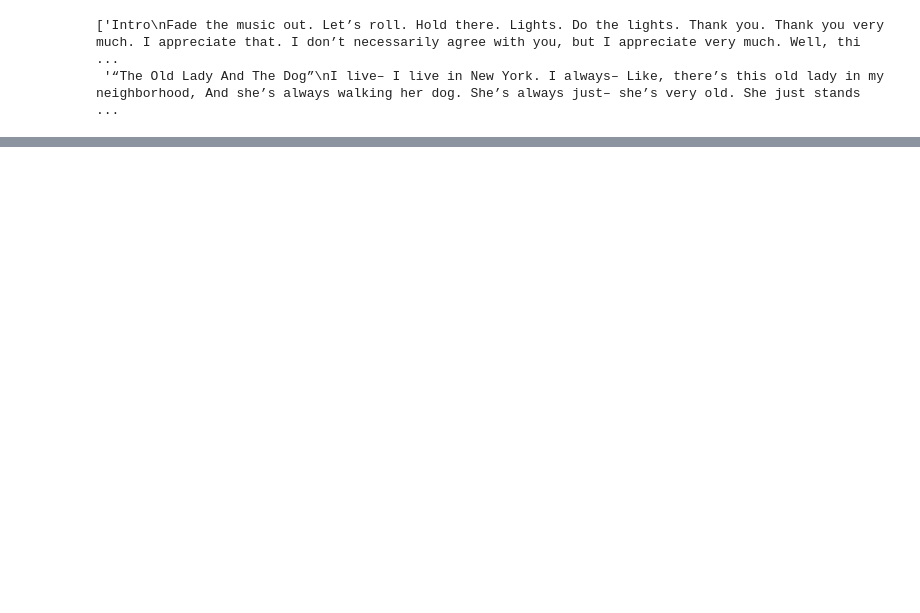
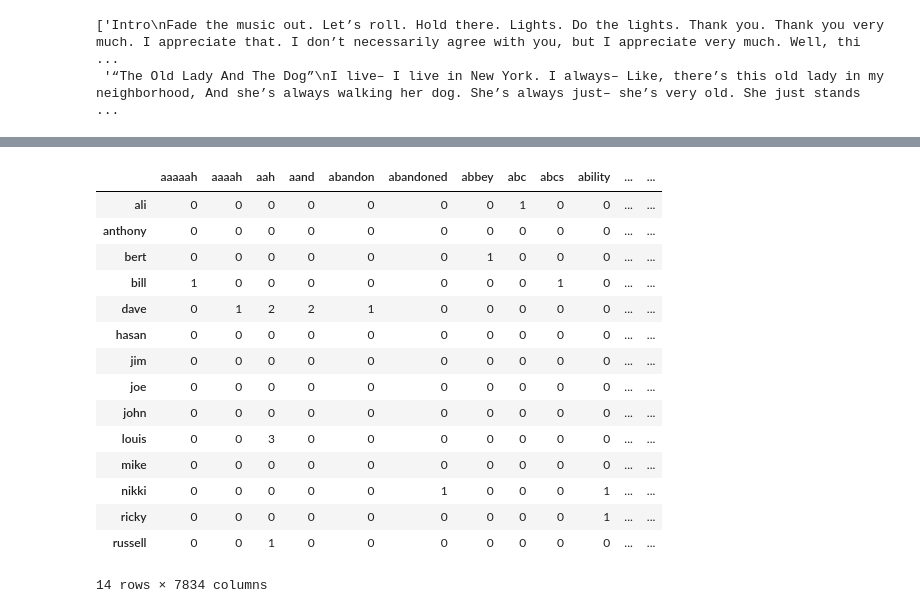
Before and after one commit to whatwillnjdo/Favorite-Comic-NLP, a Jupyter notebook: Data-Cleaning.ipynb, the cells around one changed output, grey strips where cells are left out. Drawn from its saved outputs; the diff is of its cells as text; code cells hidden in the pictures; blank space fills up the shorter version.

Commit message:
NJ - Worked on text generation and sentiment analysis

```diff
--- a/Data-Cleaning.ipynb
+++ b/Data-Cleaning.ipynb
@@ -70,0 +121,20 @@ data['louis'][:2]
+# %%
+import re
+import string
+
+#Regular expression data cleanup
+def clean_text_round1(text):
+    # Make text lowercase
+    text = text.lower()
+    # Remove everything in square braces
+    text = re.sub('\[.*?\]', '', text)
+    # Remove all the puncuation marks
+    text = re.sub('[%s]' % re.escape(string.punctuation), '', text)
+    # Remove words containing numbers
+    text = re.sub('\w*\d\w*', '', text)
+    return text
+
+round1_cleanup = lambda x: clean_text_round1(x)
+# %%
+data_clean = pd.DataFrame(data_df.transcript.apply(round1_cleanup))
+data_clean
@@ -70,0 +157,13 @@ data['louis'][:2]
+# %%
+#Second round of cleaning
+def clean_text_round2(text):
+    #get rid of the quotes
+    text = re.sub('[''""…]', '', text)
+    #get rid of the /n symbol
+    text = re.sub('/n', '', text)
+    return text
+
+round2_cleanup = lambda x: clean_text_round2(x)
+# %%
+data_clean = pd.DataFrame(data_clean.transcript.apply(round2_cleanup))
+data_clean
@@ -70,0 +230,28 @@ data['louis'][:2]
+# %%
+# Creating the document term matrix - which is the matrix of the word count
+from sklearn.feature_extraction.text import CountVectorizer
+
+# Using the count vectorizer sop word list to exclude the stop words from our dataset
+cv = CountVectorizer(stop_words='english')
+data_cv = cv.fit_transform(data_clean.transcript)
+
+data_dtm = pd.DataFrame(data_cv.toarray(), columns=cv.get_feature_names())
+data_dtm.index = data_clean.index
+data_dtm
+# %% [output]
+|  | aaaaah | aaaah | aah | aand | abandon | abandoned | abbey | abc | abcs | ability | ... | ... |
+| ali | 0 | 0 | 0 | 0 | 0 | 0 | 0 | 1 | 0 | 0 | ... | ... |
+| anthony | 0 | 0 | 0 | 0 | 0 | 0 | 0 | 0 | 0 | 0 | ... | ... |
+| bert | 0 | 0 | 0 | 0 | 0 | 0 | 1 | 0 | 0 | 0 | ... | ... |
+| bill | 1 | 0 | 0 | 0 | 0 | 0 | 0 | 0 | 1 | 0 | ... | ... |
+| dave | 0 | 1 | 2 | 2 | 1 | 0 | 0 | 0 | 0 | 0 | ... | ... |
+| hasan | 0 | 0 | 0 | 0 | 0 | 0 | 0 | 0 | 0 | 0 | ... | ... |
+| jim | 0 | 0 | 0 | 0 | 0 | 0 | 0 | 0 | 0 | 0 | ... | ... |
+| joe | 0 | 0 | 0 | 0 | 0 | 0 | 0 | 0 | 0 | 0 | ... | ... |
+| john | 0 | 0 | 0 | 0 | 0 | 0 | 0 | 0 | 0 | 0 | ... | ... |
+| louis | 0 | 0 | 3 | 0 | 0 | 0 | 0 | 0 | 0 | 0 | ... | ... |
+| mike | 0 | 0 | 0 | 0 | 0 | 0 | 0 | 0 | 0 | 0 | ... | ... |
+| nikki | 0 | 0 | 0 | 0 | 0 | 1 | 0 | 0 | 0 | 1 | ... | ... |
+| ricky | 0 | 0 | 0 | 0 | 0 | 0 | 0 | 0 | 0 | 1 | ... | ... |
+| russell | 0 | 0 | 1 | 0 | 0 | 0 | 0 | 0 | 0 | 0 | ... | ... |
+14 rows × 7834 columns
```
Also changed, not shown: parts of 19 cells of this notebook, 17 other files.
